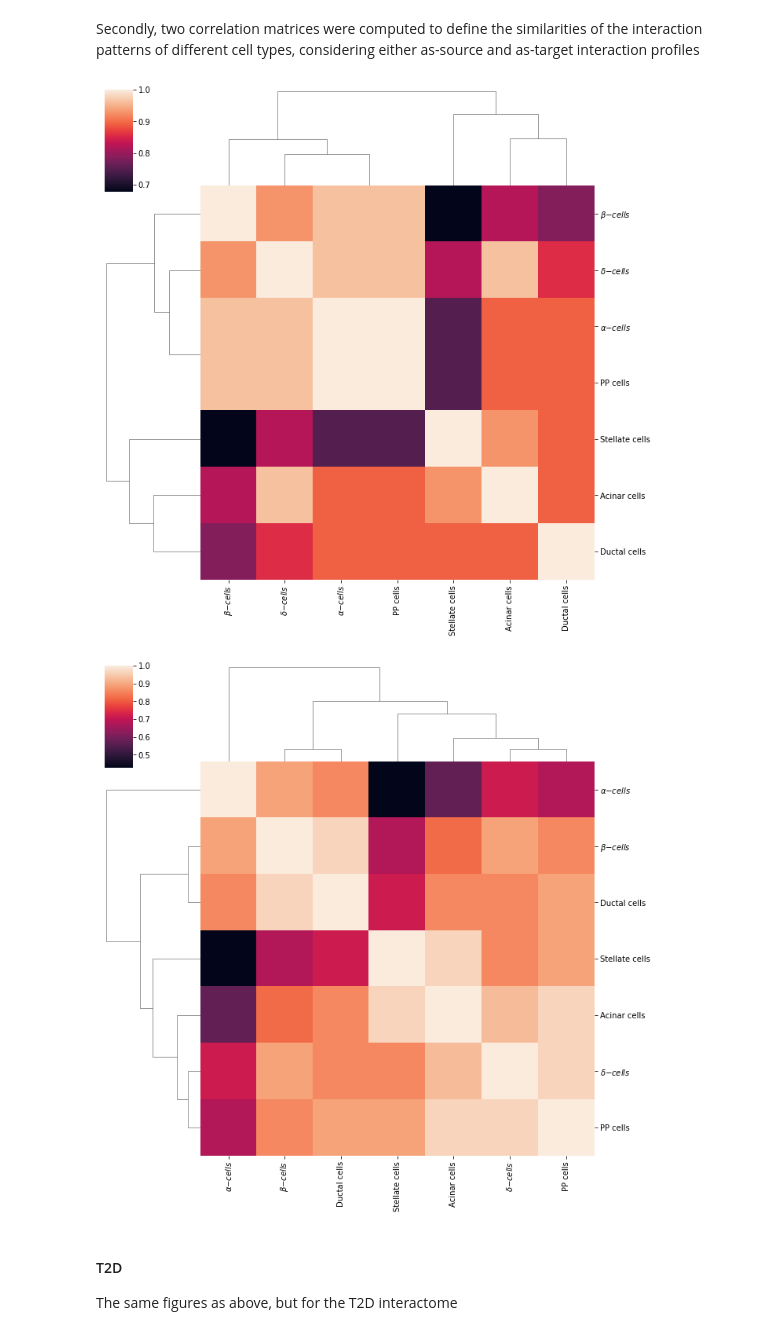
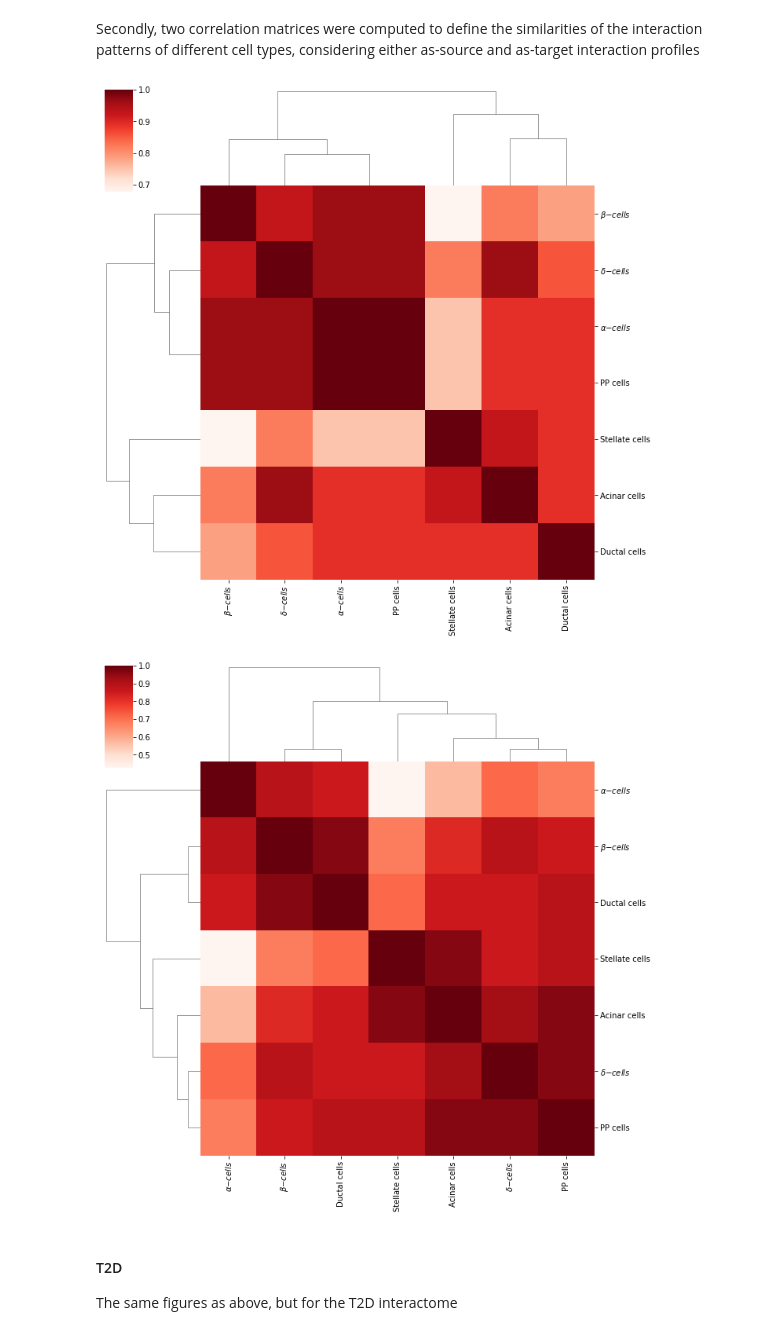
Before and after one commit to EBosi/IsletInteractome, a Jupyter notebook: NARGAB_Bosi_2022_notebook.ipynb, the cells around one changed output. Cells and saved outputs as stored; diff of their text form; code cells hidden in the pictures.

```diff
--- a/NARGAB_Bosi_2022_notebook.ipynb
+++ b/NARGAB_Bosi_2022_notebook.ipynb
@@ -254,13 +257,13 @@ interaction_counts_pairs.to_csv("interactome_res/tables/Supplementary Table 2.1.
 # %% [markdown]
 Secondly, two correlation matrices were computed to define the similarities of the interaction patterns of different cell types, considering either as-source and as-target interaction profiles
 # %%
-sns.clustermap(pd.DataFrame(d).corr("spearman"))
+sns.clustermap(pd.DataFrame(d).corr("spearman"),cmap="Reds")
 plt.savefig("interactome_res/figures/figure_1B.pdf")
-sns.clustermap(pd.DataFrame(d).T.corr("spearman"))
+sns.clustermap(pd.DataFrame(d).T.corr("spearman"),cmap="Reds")
 plt.savefig("interactome_res/figures/figure_1C.pdf")
 # %% [output]
-[figure, old version]
+[figure, new version]
-[figure, old version]
+[figure, new version]
 # %% [markdown]
 #### T2D
 The same figures as above, but for the T2D interactome
```
Also changed, not shown: parts of 6 cells of this notebook.
